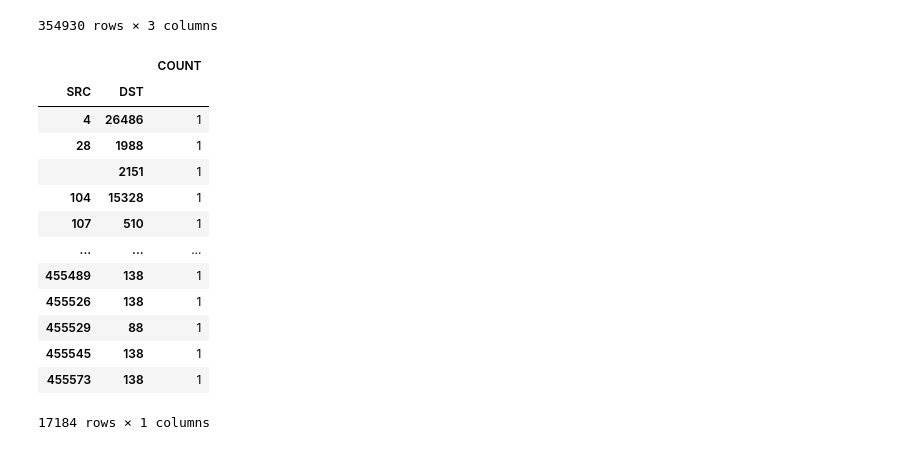
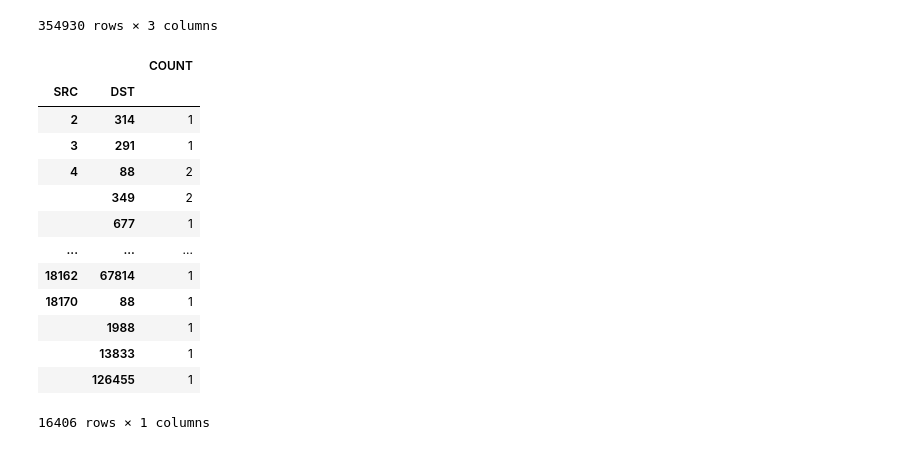
Before and after one commit to alexcosta13/twitter-superspreaders, a Jupyter notebook: Create Reduced dataset.ipynb, the cells around one changed output. Cells and saved outputs as stored; diff of their text form; code cells hidden in the pictures.

```diff
--- a/Create Reduced dataset.ipynb
+++ b/Create Reduced dataset.ipynb
@@ -49,4 +49,6 @@ retweet_activity.sort_values(by=["TIME"])
 # %%
 n = 5
 retweet_activity_reduced = retweet_activity.drop(columns=["TIME"])
+retweet_activity_reduced['COUNT'] = np.zeros(len(retweet_activity_reduced))
+retweet_activity_reduced = retweet_activity_reduced.groupby(["SRC", "DST"]).count()
 retweet_activity_reduced = retweet_activity_reduced.head(int(len(retweet_activity_reduced)*(n/100)))
@@ -56,18 +55,18 @@ retweet_activity_reduced_grupped = retweet_activity_reduced.groupby(["SRC", "DST
-# %%
-retweet_activity_reduced_grupped
-# %% [output]
-|  |  | COUNT |
-| SRC | DST |  |
-| 4 | 26486 | 1 |
-| 28 | 1988 | 1 |
-|  | 2151 | 1 |
-| 104 | 15328 | 1 |
-| 107 | 510 | 1 |
-| ... | ... | ... |
-| 455489 | 138 | 1 |
-| 455526 | 138 | 1 |
-| 455529 | 88 | 1 |
-| 455545 | 138 | 1 |
-| 455573 | 138 | 1 |
-17184 rows × 1 columns
+# %%
+retweet_activity_reduced
+# %% [output]
+|  |  | COUNT |
+| SRC | DST |  |
+| 2 | 314 | 1 |
+| 3 | 291 | 1 |
+| 4 | 88 | 2 |
+|  | 349 | 2 |
+|  | 677 | 1 |
+| ... | ... | ... |
+| 18162 | 67814 | 1 |
+| 18170 | 88 | 1 |
+|  | 1988 | 1 |
+|  | 13833 | 1 |
+|  | 126455 | 1 |
+16406 rows × 1 columns
 # %%
```
Also changed, not shown: parts of 2 cells of this notebook, 7 other files.
